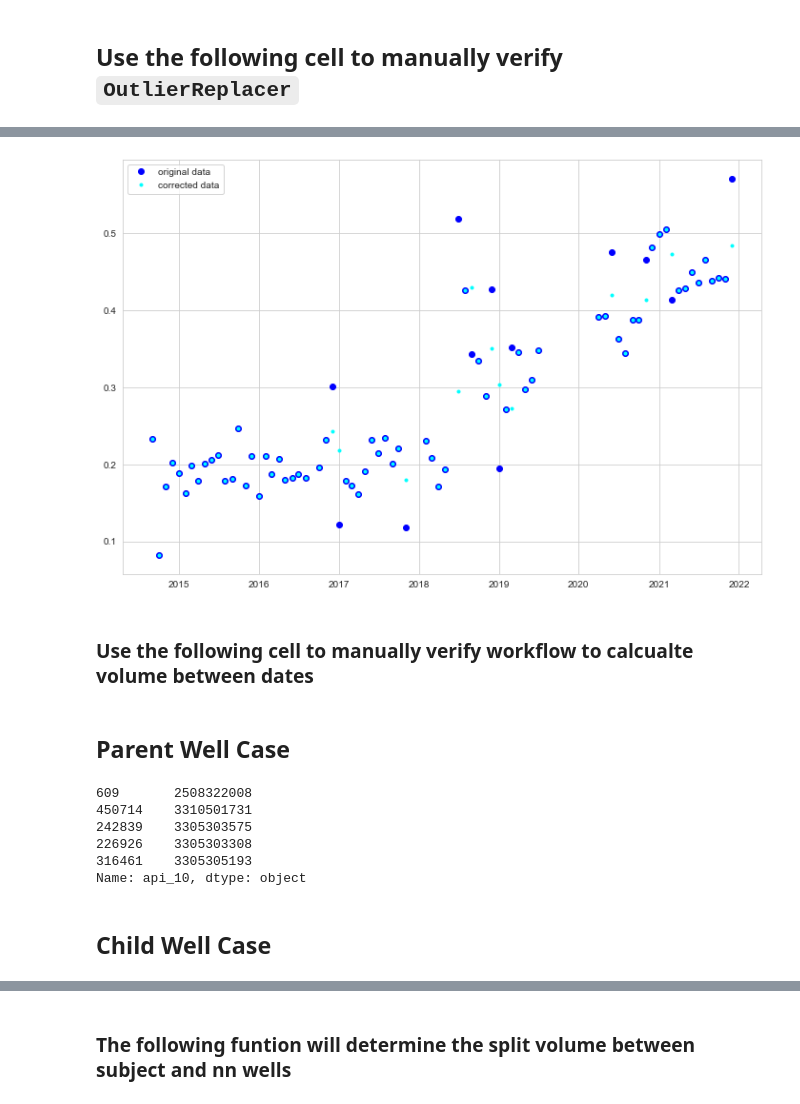
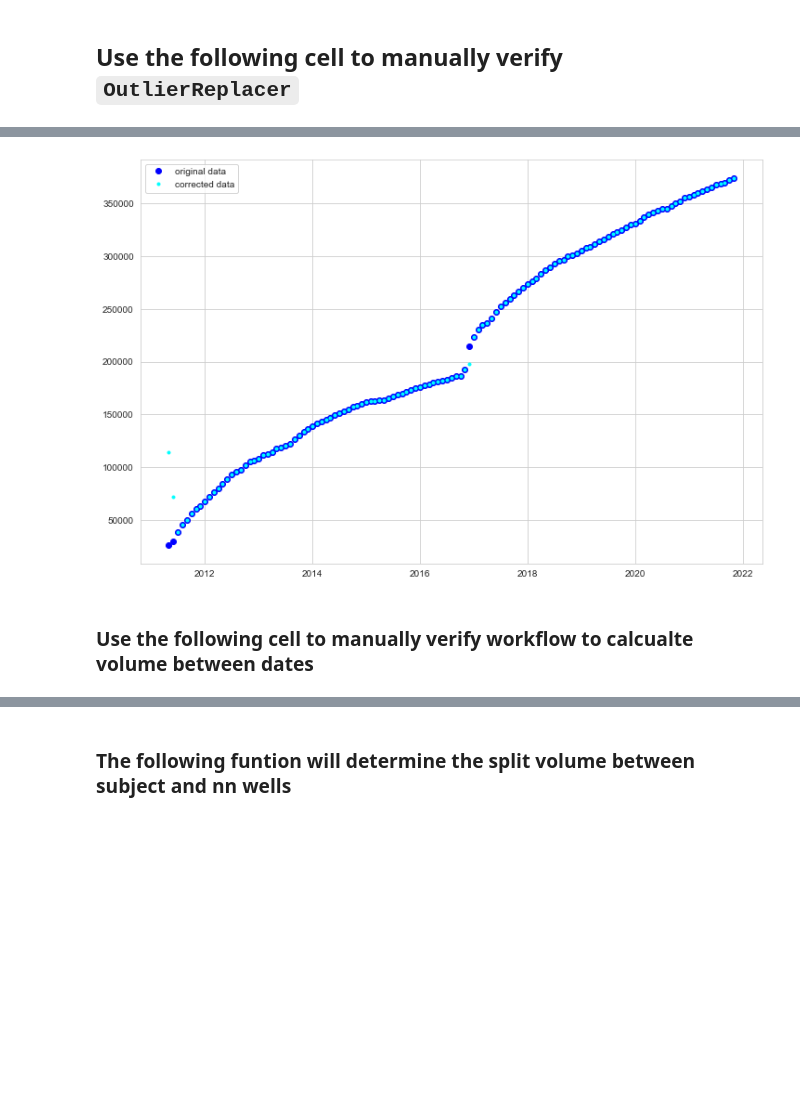
Before and after one commit to magrella/well-depletion, a Jupyter notebook: depletion_proxy.ipynb, the cells around one changed output, grey strips where cells are left out. Saved outputs shown, nothing was run; the diff lists cells and outputs as text; code cells hidden in the pictures; blank space fills up the shorter version.

```diff
--- a/depletion_proxy.ipynb
+++ b/depletion_proxy.ipynb
@@ -314,3 +272,26 @@ class OffsetVolume(BaseEstimator, TransformerMixin):
+# %%
+class InplaceVolumes(BaseEstimator, TransformerMixin):
+    #d1 and d2 are column names indicating distances to offset wells
+    def __init__(self, d1 = 'prim_nn_true_dist', d2 = 'sec_nn_true_dist',
+                 bvhh = 'bulk_volume_hydrocarbon_height', ll = 'completed_lateral_length', bo = 'formation_volume_factor_oil',
+                 default_d = 2640):
+        self.d1 = d1
+        self.d2 = d2
+        self.bvhh = bvhh
+        self.ll = ll
+        self.bo = bo
+        self.default_d = default_d
+
+    def fit(self, X, y=None):
+        return self
+
+    def transform(self, X):
+        Xt = X[[self.d1, self.d2, self.bvhh, self.ll, self.bo]].copy()
+        Xt.fillna(self.default_d, axis = 1, inplace = True)
+        X = X.assign(prim_nn_vol = Xt[self.d1].values * Xt[self.ll].values *  Xt[self.bvhh].values * 0.178108 / Xt[self.bo].values,
+                     sec_nn_vol = Xt[self.d2].values  * Xt[self.ll].values *  Xt[self.bvhh].values * 0.178108 / Xt[self.bo].values)
+
+        return X
 # %% [markdown]
 The following transformer takes a dataframe containing coordinates with column names `lat`, `lon`, and applies transformations to restrict the dataset to wells within a given radius from a reference coordinate
 # %%
@@ -340,5 +321,5 @@ class RadiusSelector(BaseEstimator, TransformerMixin):
 from sklearn.pipeline import Pipeline
 outlier = OutlierReplacer(window=3, scale=0.5)
 dist = DistanceReplacer(default_d = 2640)
-offset_vol = OffsetVolume(default_d=2640)
-prepro_pipe = Pipeline([('outlier_replacer', outlier), ('distance_replacer', dist), ('calc_volumes', offset_vol)])
+inplace_vol = InplaceVolumes(default_d=2640)
+prepro_pipe = Pipeline([('outlier_replacer', outlier), ('distance_replacer', dist), ('calc_volumes', inplace_vol)])
@@ -433,8 +390,12 @@ print(parent_df['api_10'].nunique(), parent_child_df['api_10'].nunique(), child_
 # plt.plot(example_['monthly_wc'], 'b--', label = 'corrected data')
 # plt.legend();
 # %%
-example = df.query(f"`well_name` == 'NORMAN 11-4MBH'")
+example = df.query(f"`well_name` == 'KOALA 9-5-6-12H3'")
 
-example_2 =  outlier.fit_transform(example)
+example_2 = df_clean.query(f"`well_name` == 'KOALA 9-5-6-12H3'")
+
+# example_2 =  prepro_pipe.fit_transform(example)
 
 # example_2.to_csv('NORMAN 11-4MBH_.csv')
+
+example_2.head()
@@ -448,11 +418,11 @@ plt.legend();
 # %%
 plt.figure(figsize= (12,8))
-plt.plot(example['production_date'], example['monthly_wc'], 'bo', label = 'original data')
-plt.plot(example_2['production_date'], example_2['monthly_wc'], '.', color = 'aqua', label = 'corrected data')
+plt.plot(example['production_date'], example['cum_water'], 'bo', label = 'original data')
+plt.plot(example_2['production_date'], example_2['cum_water'], '.', color = 'aqua', label = 'corrected data')
 plt.xlim()
 plt.legend();
 # %% [output]
-[figure, old version]
+[figure, new version]
 # %% [markdown]
 ### Use the following cell to manually verify workflow to calcualte volume between dates
 # %%
@@ -483,16 +453,3 @@ plt.legend();
 # #calculated combined volume produced by subject and primary
 # combined_prim_split_to_date_cum_oil = subject_cum_oil - subject_split_cum_oil + prim_cum_oil
 # combined_prim_split_to_date_cum_water= subject_cum_water - subject_split_cum_water + prim_cum_water
-# %% [markdown]
-## Parent Well Case
-# %%
-parent_df['api_10'].sample(5)
-# %% [output]
-609       2508322008
-450714    3310501731
-242839    3305303575
-226926    3305303308
-316461    3305305193
-Name: api_10, dtype: object
-# %% [markdown]
-## Child Well Case
```
Also changed, not shown: parts of 62 cells of this notebook.
